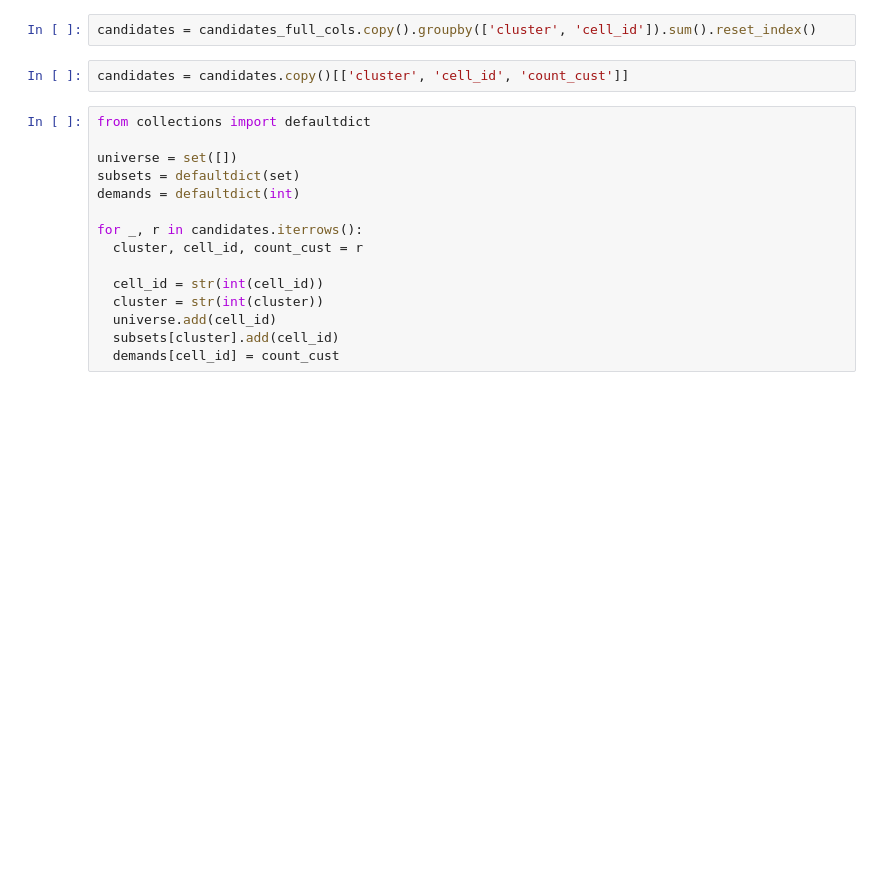
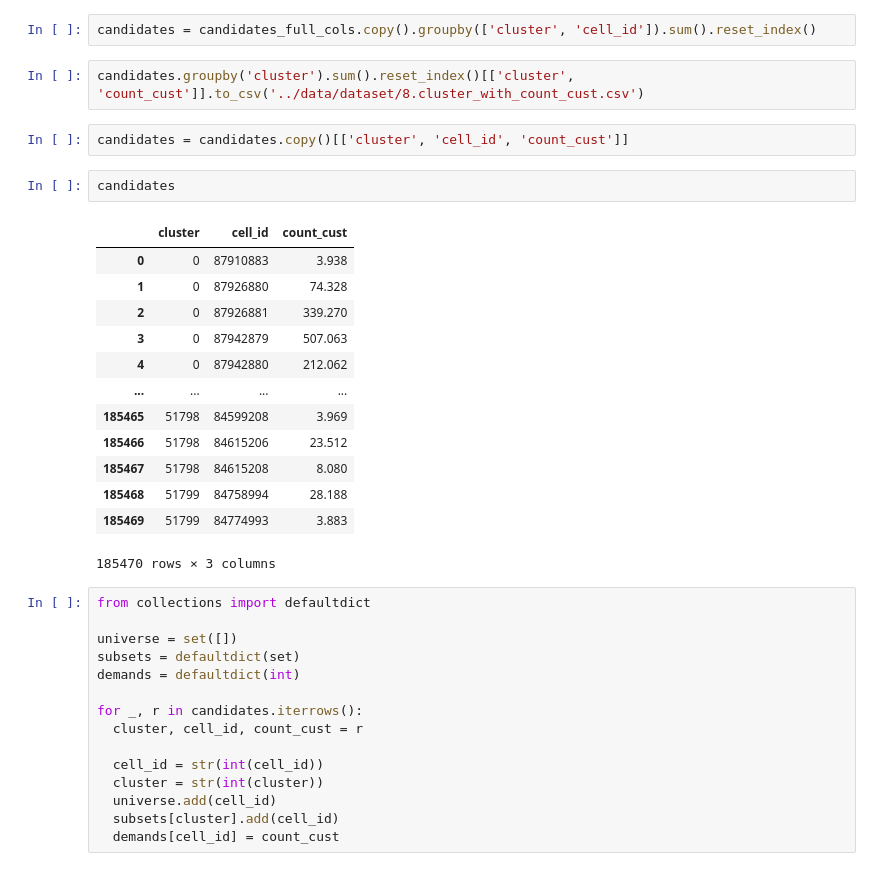
Before and after one commit to jaesoekjjang/ev-station-opt, a Jupyter notebook: code/4_set_cover.ipynb, the cells around one changed output. Drawn from its saved outputs; the diff is of its cells as text; blank space fills up the shorter version.

```diff
--- a/code/4_set_cover.ipynb
+++ b/code/4_set_cover.ipynb
@@ -51,8 +51,26 @@ candidates_full_cols
 - 데이터 형식 바꾸기. cluster: subset, cell_id: element, count_cust: cost
 # %%
 candidates = candidates_full_cols.copy().groupby(['cluster', 'cell_id']).sum().reset_index()
+# %%
+candidates.groupby('cluster').sum().reset_index()[['cluster', 'count_cust']].to_csv('../data/dataset/8.cluster_with_count_cust.csv')
 # %%
 candidates = candidates.copy()[['cluster', 'cell_id', 'count_cust']]
+# %%
+candidates
+# %% [output]
+|  | cluster | cell_id | count_cust |
+| 0 | 0 | 87910883 | 3.938 |
+| 1 | 0 | 87926880 | 74.328 |
+| 2 | 0 | 87926881 | 339.270 |
+| 3 | 0 | 87942879 | 507.063 |
+| 4 | 0 | 87942880 | 212.062 |
+| ... | ... | ... | ... |
+| 185465 | 51798 | 84599208 | 3.969 |
+| 185466 | 51798 | 84615206 | 23.512 |
+| 185467 | 51798 | 84615208 | 8.080 |
+| 185468 | 51799 | 84758994 | 28.188 |
+| 185469 | 51799 | 84774993 | 3.883 |
+185470 rows × 3 columns
 # %%
 from collections import defaultdict
 
```
Also changed, not shown: parts of 1 cell of this notebook, 3 other files.
